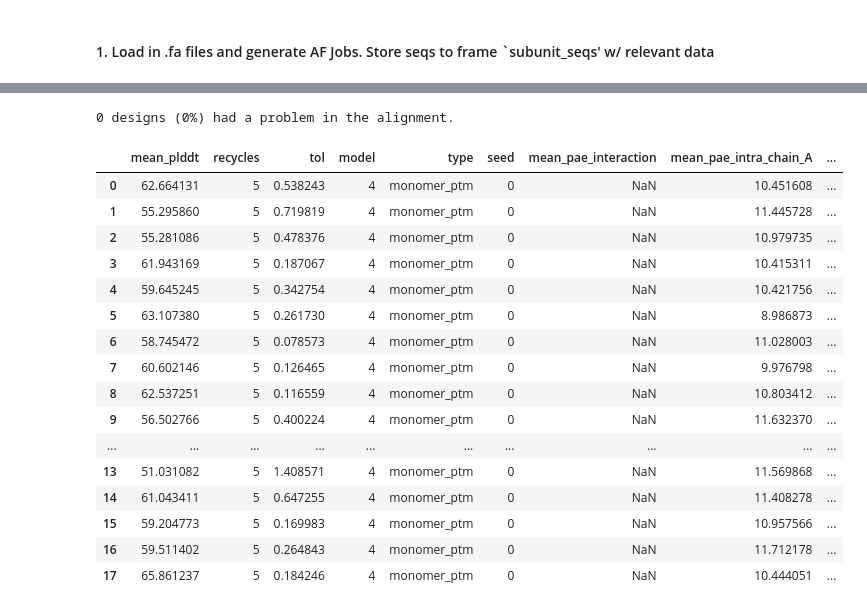
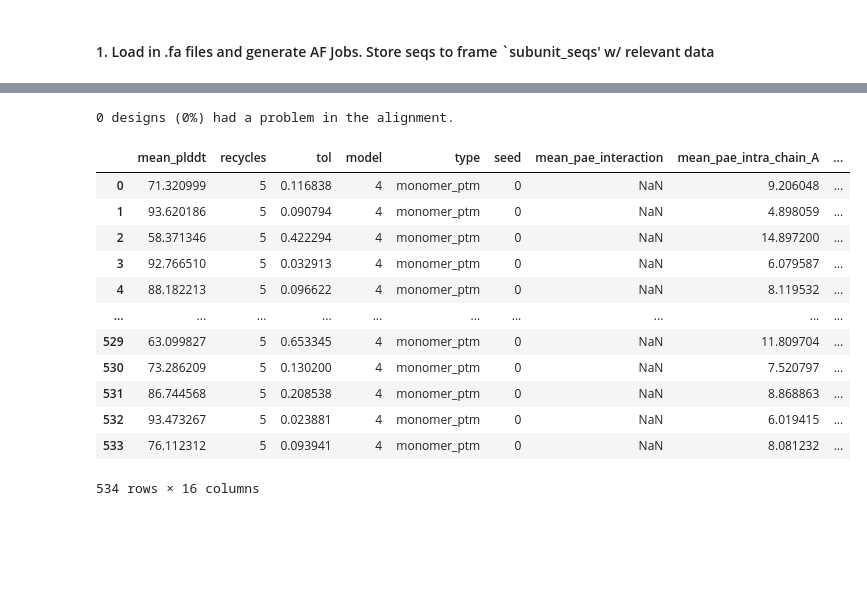
Before and after one commit to igem-waterloo/uwaterloo-igem-2025, a Jupyter notebook: models/protein-modelling/gelMA_design.ipynb, the cells around one changed output, grey strips where cells are left out. Drawn from its saved outputs; the diff is of its cells as text; code cells hidden in the pictures; blank space fills up the shorter version.

```diff
--- a/models/protein-modelling/gelMA_design.ipynb
+++ b/models/protein-modelling/gelMA_design.ipynb
@@ -61,7 +96,7 @@ def parse_mpnn_fastas(fasta_dir):
 
     return pd.DataFrame(records)
 # %%
-subunit_seqs = parse_mpnn_fastas("output/mpnn")
+subunit_seqs = parse_mpnn_fastas("fas")
 subunit_seqs.head(2)
 # %% [output]
 |  | model | sequence | header | temperature | sample | score | seq_recovery |
@@ -86,21 +123,20 @@ import os
 af2_folder = 'output/af2/'
 os.makedirs(af2_folder, exist_ok=True)
 
-# Initialize counters and batch parameters
+# Initialize counters
 design_ctr = 0
-batch_ctr = 0
-batch_size = 100
-
 af2_cmds = []
 
 # Loop through sequences and write AF2 input files
 for i in range(len(subunit_seqs)):
     seq = subunit_seqs.loc[i, 'sequence']
     model_id = subunit_seqs.loc[i, 'model']
-    header = subunit_seqs.loc[i, 'header']
-    model_name = f"{header}_{model_id}"
 
-    model_dir = os.path.join(af2_folder, model_id)
+    # Numbered name (zero-padded)
+    model_name = f"seq_{i+1:04d}_{model_id}"
+
+    # Each model gets its own folder
+    model_dir = os.path.join(af2_folder, model_name)
     os.makedirs(model_dir, exist_ok=True)
 
     # Write .fa file
@@ -108,6 +144,7 @@ for i in range(len(subunit_seqs)):
     with open(fasta_path, 'w') as f:
         f.write(f">{model_name}\n{seq}\n")
 
+    # Generate Superfold command
     af2_cmd = WriteSuperfoldCommand(fasta_path, model_dir)
     af2_cmds.append(af2_cmd)
 
@@ -115,10 +152,9 @@ for i in range(len(subunit_seqs)):
 
 # Write command list to task file
 os.makedirs("tasks", exist_ok=True)
-with open("tasks/af2_monomer.tasks", 'w') as f:
+with open("tasks/igemfold.tasks", 'w') as f:
     for cmd in af2_cmds:
         f.write(cmd + '\n')
 
 print(f'{design_ctr} AF2 tasks written')
-print(f'{batch_ctr} batch files created')
 # %% [output]
@@ -191,50 +177,39 @@ AF2_df.head(2)
 # %%
-
 # Initialize the new columns with NaN values if they don't exist
 if 'rmsd_to_reference' not in AF2_df.columns:
     AF2_df['rmsd_to_reference'] = float('nan')
 
-
 ctr = 0
 for i, r in tqdm.tqdm(AF2_df.iterrows(), total=AF2_df.shape[0]):
     if pd.notna(r['rmsd_to_reference']):
-        continue  # Skip rows where RMSD has already been calculated
+        continue
+    parent_id = '_'.join(r['PDB'].split('/')[-1].split('_')[2:8])
 
-    # hard-code in the parent_pdb for now
-    ref_pdb = glob.glob('input/parent/*.pdb')[0]
+    ref_pdb =f'input/parent/{parent_id}.pdb'
     rmsd = rmsd_kabsch(ref_pdb, r['PDB'], ['A']) # calculate ca-rmsd over chain A
     try:
         rmsd = rmsd_kabsch(ref_pdb, r['PDB'], ['A']) # calculate ca-rmsd over chain A
     except Exception as e:
         ctr += 1
     else:
         AF2_df.at[i, 'rmsd_to_reference'] = rmsd
 
-print(f'{ctr} designs ({round(ctr/len(AF2_df))}%) had a problem in the alignment.')
-
-# Drop rows with NaN values in the 'rmsd_to_reference' column
-# AF2_df.dropna(subset=['rmsd_to_reference'], inplace=True)
-
 # Save the updated DataFrame
-AF2_df.to_csv('AF2_monomer_metrics.csv')
+AF2_df.to_csv('af2_metrics.csv')
 
 AF2_df
 # %% [output]
 0 designs (0%) had a problem in the alignment.
 |  | mean_plddt | recycles | tol | model | type | seed | mean_pae_interaction | mean_pae_intra_chain_A | ... |
-| 0 | 62.664131 | 5 | 0.538243 | 4 | monomer_ptm | 0 | NaN | 10.451608 | ... |
-| 1 | 55.295860 | 5 | 0.719819 | 4 | monomer_ptm | 0 | NaN | 11.445728 | ... |
-| 2 | 55.281086 | 5 | 0.478376 | 4 | monomer_ptm | 0 | NaN | 10.979735 | ... |
-| 3 | 61.943169 | 5 | 0.187067 | 4 | monomer_ptm | 0 | NaN | 10.415311 | ... |
-| 4 | 59.645245 | 5 | 0.342754 | 4 | monomer_ptm | 0 | NaN | 10.421756 | ... |
-| 5 | 63.107380 | 5 | 0.261730 | 4 | monomer_ptm | 0 | NaN | 8.986873 | ... |
-| 6 | 58.745472 | 5 | 0.078573 | 4 | monomer_ptm | 0 | NaN | 11.028003 | ... |
-| 7 | 60.602146 | 5 | 0.126465 | 4 | monomer_ptm | 0 | NaN | 9.976798 | ... |
-| 8 | 62.537251 | 5 | 0.116559 | 4 | monomer_ptm | 0 | NaN | 10.803412 | ... |
-| 9 | 56.502766 | 5 | 0.400224 | 4 | monomer_ptm | 0 | NaN | 11.632370 | ... |
+| 0 | 71.320999 | 5 | 0.116838 | 4 | monomer_ptm | 0 | NaN | 9.206048 | ... |
+| 1 | 93.620186 | 5 | 0.090794 | 4 | monomer_ptm | 0 | NaN | 4.898059 | ... |
+| 2 | 58.371346 | 5 | 0.422294 | 4 | monomer_ptm | 0 | NaN | 14.897200 | ... |
+| 3 | 92.766510 | 5 | 0.032913 | 4 | monomer_ptm | 0 | NaN | 6.079587 | ... |
+| 4 | 88.182213 | 5 | 0.096622 | 4 | monomer_ptm | 0 | NaN | 8.119532 | ... |
 | ... | ... | ... | ... | ... | ... | ... | ... | ... | ... |
-| 13 | 51.031082 | 5 | 1.408571 | 4 | monomer_ptm | 0 | NaN | 11.569868 | ... |
-| 14 | 61.043411 | 5 | 0.647255 | 4 | monomer_ptm | 0 | NaN | 11.408278 | ... |
-| 15 | 59.204773 | 5 | 0.169983 | 4 | monomer_ptm | 0 | NaN | 10.957566 | ... |
-| 16 | 59.511402 | 5 | 0.264843 | 4 | monomer_ptm | 0 | NaN | 11.712178 | ... |
-| 17 | 65.861237 | 5 | 0.184246 | 4 | monomer_ptm | 0 | NaN | 10.444051 | ... |
+| 529 | 63.099827 | 5 | 0.653345 | 4 | monomer_ptm | 0 | NaN | 11.809704 | ... |
+| 530 | 73.286209 | 5 | 0.130200 | 4 | monomer_ptm | 0 | NaN | 7.520797 | ... |
+| 531 | 86.744568 | 5 | 0.208538 | 4 | monomer_ptm | 0 | NaN | 8.868863 | ... |
+| 532 | 93.473267 | 5 | 0.023881 | 4 | monomer_ptm | 0 | NaN | 6.019415 | ... |
+| 533 | 76.112312 | 5 | 0.093941 | 4 | monomer_ptm | 0 | NaN | 8.081232 | ... |
+534 rows × 16 columns
```
Also changed, not shown: parts of 25 cells of this notebook.
